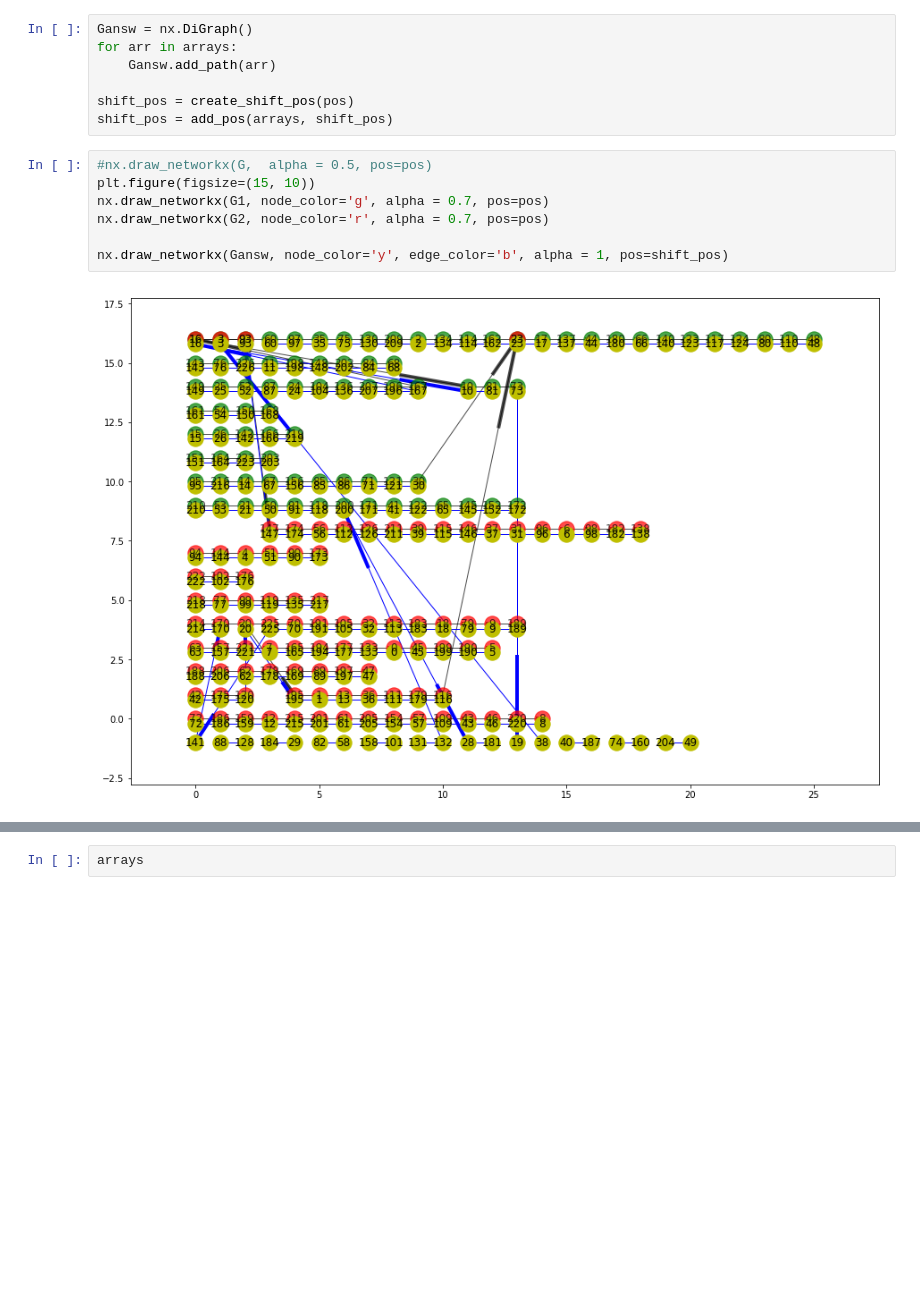
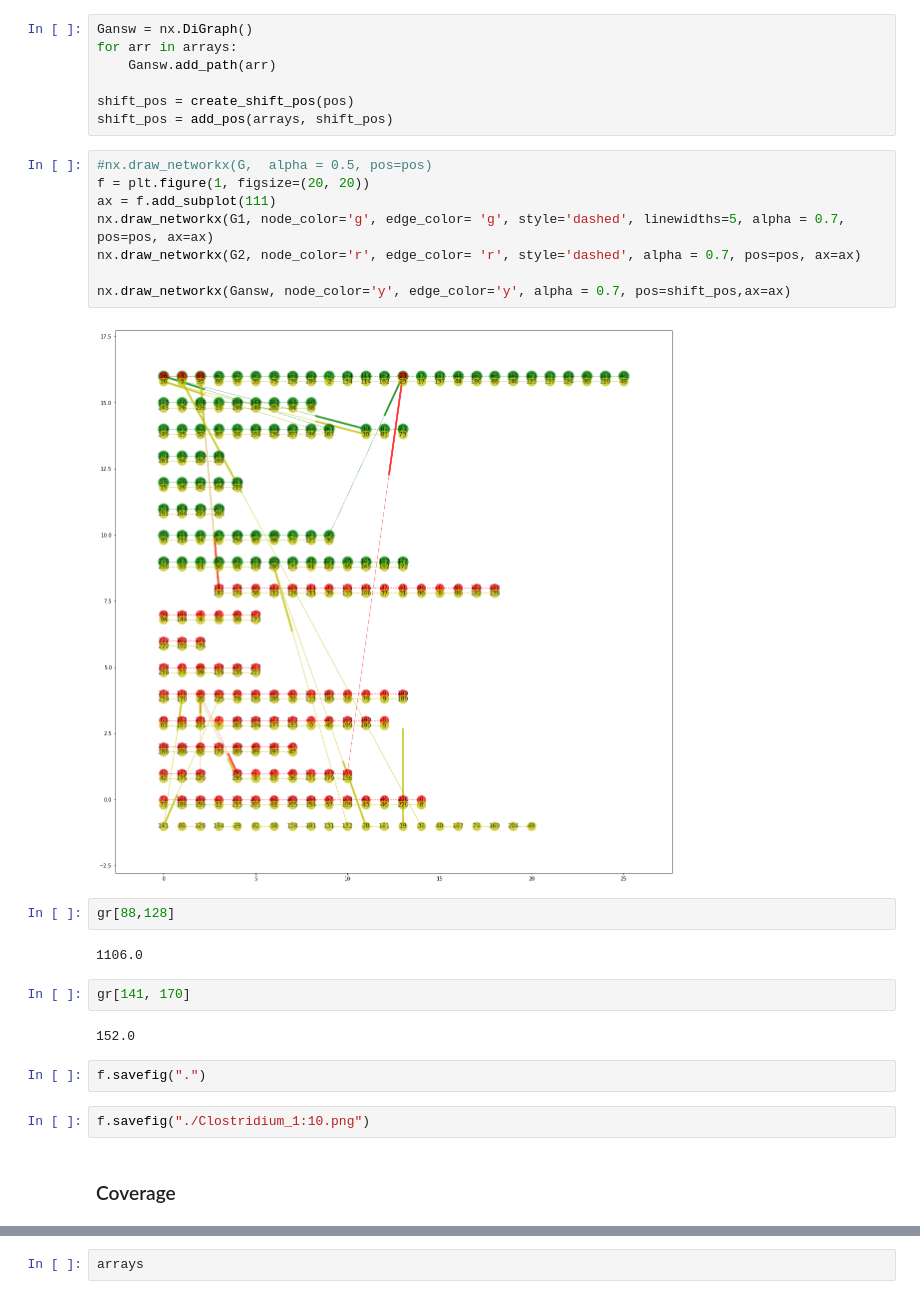
Before and after one commit to rykachevskiy/CRISPR, a Jupyter notebook: Hierarcical/hierarcical-pipeline-Copy2.ipynb, the cells around one changed output, grey strips where cells are left out. Saved outputs shown, nothing was run; the diff lists cells and outputs as text; blank space fills up the shorter version.

```diff
--- a/Hierarcical/hierarcical-pipeline-Copy2.ipynb
+++ b/Hierarcical/hierarcical-pipeline-Copy2.ipynb
@@ -252,10 +253,25 @@ shift_pos = create_shift_pos(pos)
 shift_pos = add_pos(arrays, shift_pos)
 # %%
 #nx.draw_networkx(G,  alpha = 0.5, pos=pos)
-plt.figure(figsize=(15, 10))
-nx.draw_networkx(G1, node_color='g', alpha = 0.7, pos=pos)
-nx.draw_networkx(G2, node_color='r', alpha = 0.7, pos=pos)
+f = plt.figure(1, figsize=(20, 20))
+ax = f.add_subplot(111)
+nx.draw_networkx(G1, node_color='g', edge_color= 'g', style='dashed', linewidths=5, alpha = 0.7, pos=pos, ax=ax)
+nx.draw_networkx(G2, node_color='r', edge_color= 'r', style='dashed', alpha = 0.7, pos=pos, ax=ax)
 
-nx.draw_networkx(Gansw, node_color='y', edge_color='b', alpha = 1, pos=shift_pos)
+nx.draw_networkx(Gansw, node_color='y', edge_color='y', alpha = 0.7, pos=shift_pos,ax=ax)
 # %% [output]
-[figure, old version]
+[figure, new version]
+# %%
+gr[88,128]
+# %% [output]
+1106.0
+# %%
+gr[141, 170]
+# %% [output]
+152.0
+# %%
+f.savefig(".")
+# %%
+f.savefig("./Clostridium_1:10.png")
+# %% [markdown]
+### Coverage
```
Also changed, not shown: parts of 42 cells of this notebook, 2 other files.
